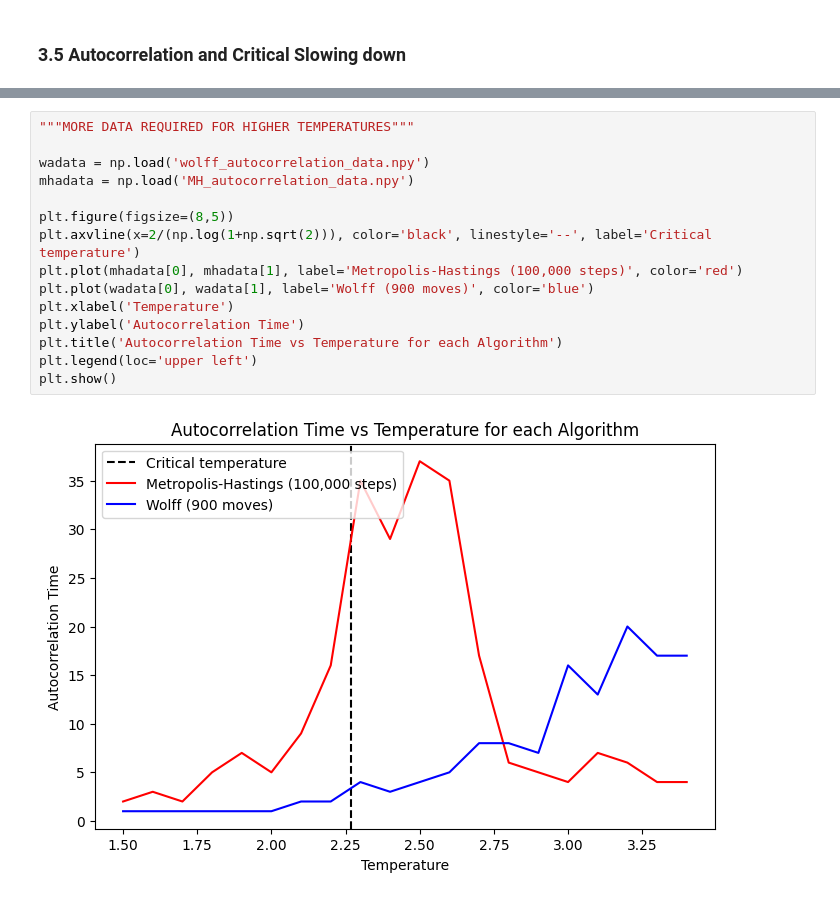
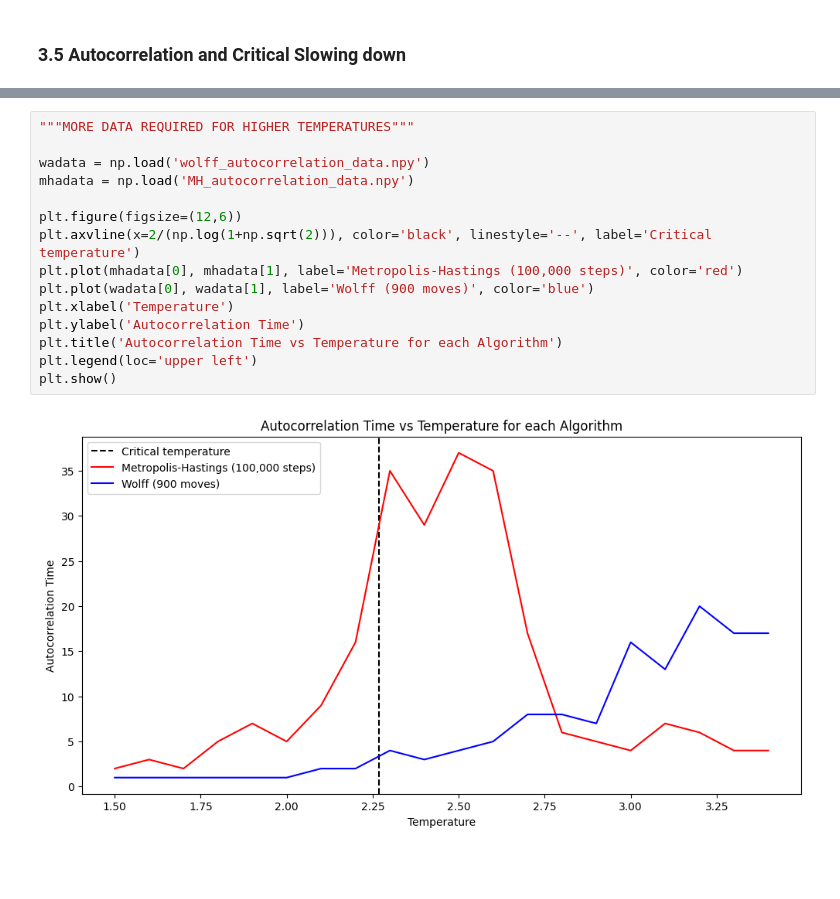
Before and after one commit to tdeng455/Part-II-Computational-Physics-Project, a Jupyter notebook: workbook.ipynb, the cells around one changed output, grey strips where cells are left out. Drawn from its saved outputs; the diff is of its cells as text; blank space fills up the shorter version.

```diff
--- a/workbook.ipynb
+++ b/workbook.ipynb
@@ -611,17 +643,17 @@ plt.show()
 # %%
 """MORE DATA REQUIRED FOR HIGHER TEMPERATURES"""
 
 wadata = np.load('wolff_autocorrelation_data.npy')
 mhadata = np.load('MH_autocorrelation_data.npy')
 
-plt.figure(figsize=(8,5))
+plt.figure(figsize=(12,6))
 plt.axvline(x=2/(np.log(1+np.sqrt(2))), color='black', linestyle='--', label='Critical temperature')
 plt.plot(mhadata[0], mhadata[1], label='Metropolis-Hastings (100,000 steps)', color='red')
 plt.plot(wadata[0], wadata[1], label='Wolff (900 moves)', color='blue')
 plt.xlabel('Temperature')
 plt.ylabel('Autocorrelation Time')
 plt.title('Autocorrelation Time vs Temperature for each Algorithm')
 plt.legend(loc='upper left')
 plt.show()
 # %% [output]
-[figure, old version]
+[figure, new version]
```
Also changed, not shown: parts of 29 cells of this notebook, 34 other files.
